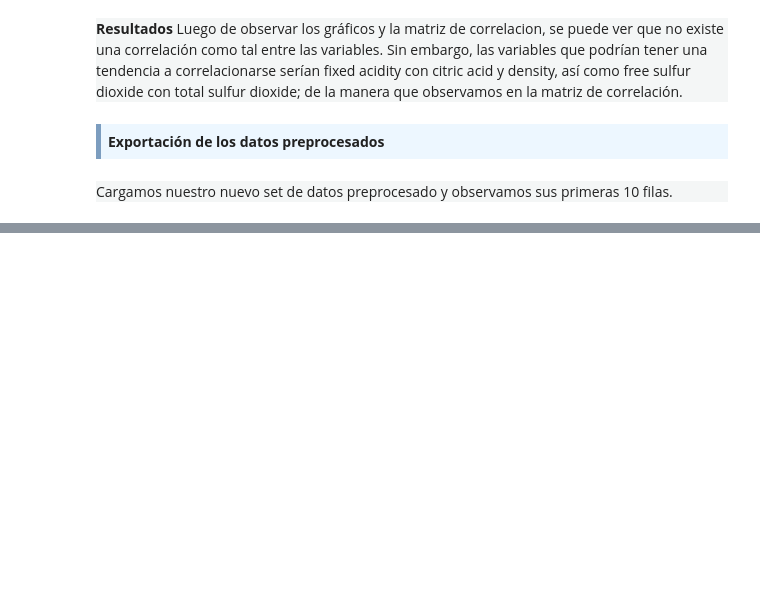
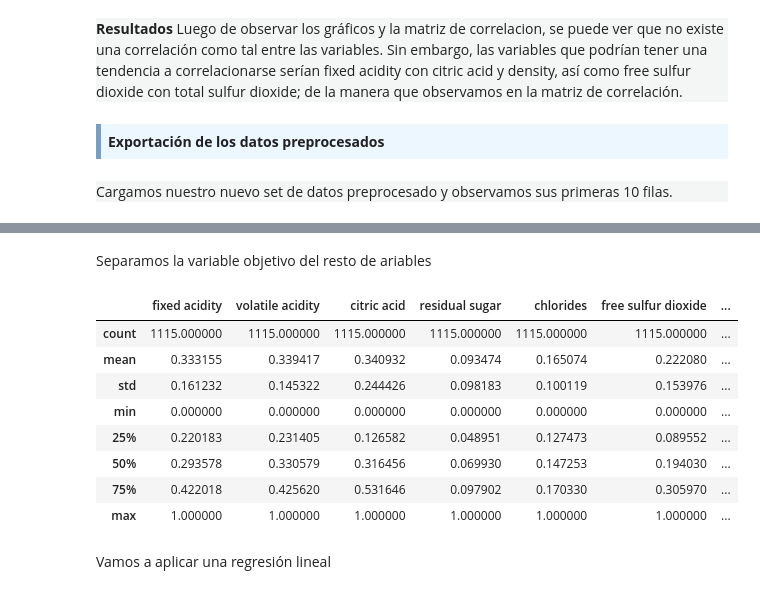
Before and after one commit to Liss-maritza/PEC2-CVD, a Jupyter notebook: PEC2-CVD.ipynb, the cells around one changed output, grey strips where cells are left out. Saved outputs shown, nothing was run; the diff lists cells and outputs as text; code cells hidden in the pictures; blank space fills up the shorter version.

```diff
--- a/PEC2-CVD.ipynb
+++ b/PEC2-CVD.ipynb
@@ -669,0 +719,4 @@ wine.to_csv("winequality-red-clean.csv")
+# %%
+from sklearn.model_selection import train_test_split
+
+wine_train,wine_test=train_test_split(wine,train_size=0.7,test_size=0.3,random_state=100)
@@ -669,0 +725,6 @@ wine.to_csv("winequality-red-clean.csv")
+# %%
+from sklearn.preprocessing import MinMaxScaler
+
+scaler=MinMaxScaler()
+
+wine_train[:]=scaler.fit_transform(wine_train[:])
@@ -669,0 +742,14 @@ wine.to_csv("winequality-red-clean.csv")
+# %% [markdown]
+Separamos la variable objetivo del resto de ariables
+# %%
+wine_train.describe()
+# %% [output]
+|  | fixed acidity | volatile acidity | citric acid | residual sugar | chlorides | free sulfur dioxide | ... |
+| count | 1115.000000 | 1115.000000 | 1115.000000 | 1115.000000 | 1115.000000 | 1115.000000 | ... |
+| mean | 0.333155 | 0.339417 | 0.340932 | 0.093474 | 0.165074 | 0.222080 | ... |
+| std | 0.161232 | 0.145322 | 0.244426 | 0.098183 | 0.100119 | 0.153976 | ... |
+| min | 0.000000 | 0.000000 | 0.000000 | 0.000000 | 0.000000 | 0.000000 | ... |
+| 25% | 0.220183 | 0.231405 | 0.126582 | 0.048951 | 0.127473 | 0.089552 | ... |
+| 50% | 0.293578 | 0.330579 | 0.316456 | 0.069930 | 0.147253 | 0.194030 | ... |
+| 75% | 0.422018 | 0.425620 | 0.531646 | 0.097902 | 0.170330 | 0.305970 | ... |
+| max | 1.000000 | 1.000000 | 1.000000 | 1.000000 | 1.000000 | 1.000000 | ... |
@@ -669,0 +759,2 @@ wine.to_csv("winequality-red-clean.csv")
+# %% [markdown]
+Vamos a aplicar una regresión lineal
```
Also changed, not shown: parts of 36 cells of this notebook.
